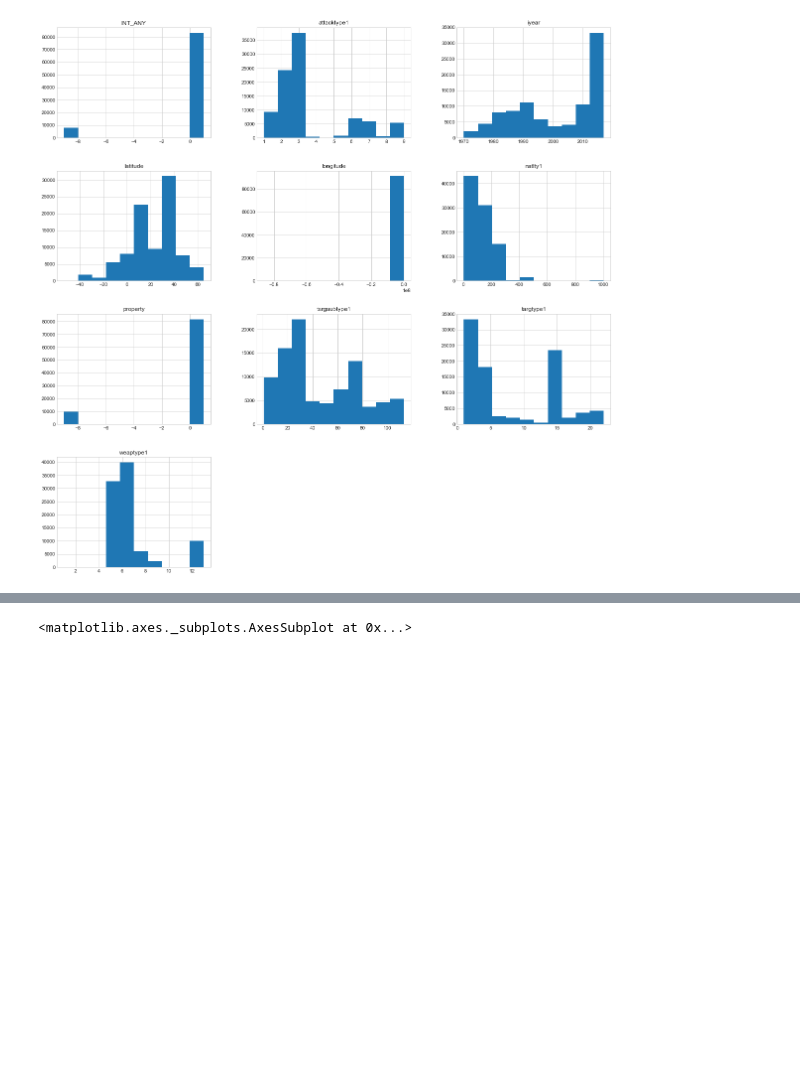
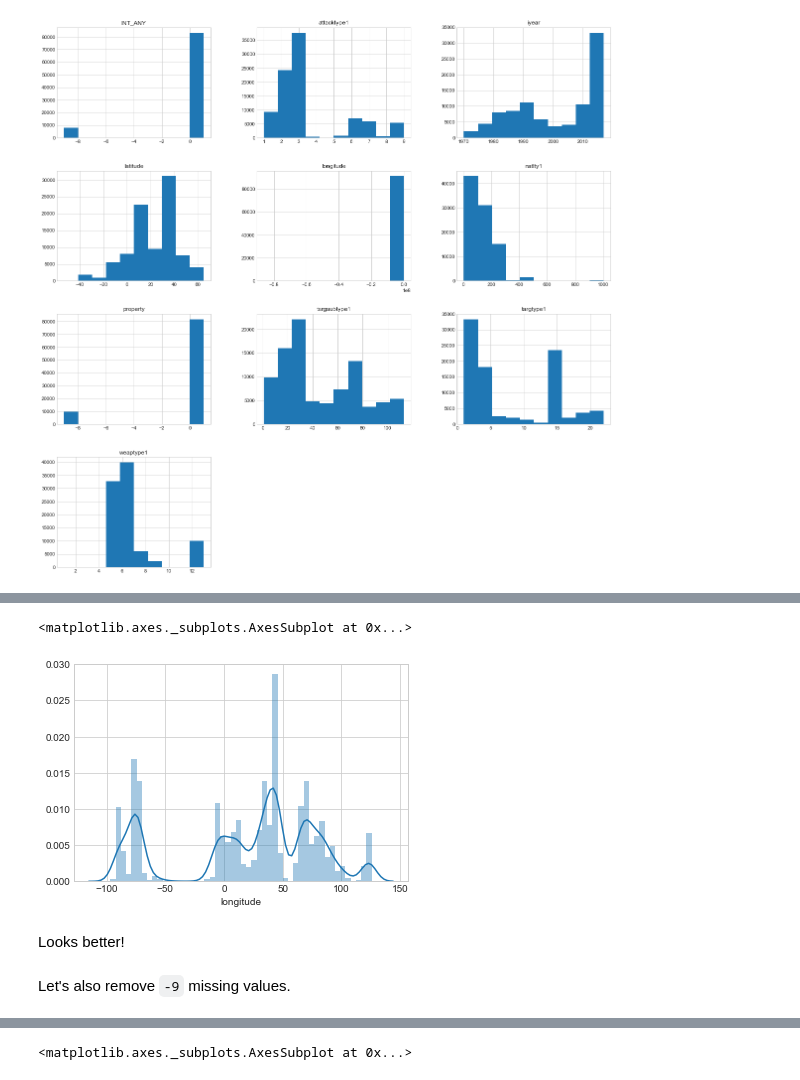
Before and after one commit to nikolaskaris/gtd_classifier, a Jupyter notebook: Predicting Terror Group.ipynb, the cells around one changed output, grey strips where cells are left out. Drawn from its saved outputs; the diff is of its cells as text; code cells hidden in the pictures; blank space fills up the shorter version.

````diff
--- a/Predicting Terror Group.ipynb
+++ b/Predicting Terror Group.ipynb
@@ -127,3 +186,12 @@ array([[<matplotlib.axes._subplots.AxesSubplot object at 0x...>,
+# %%
+sns.distplot(known['longitude'])
+# %% [output]
+<matplotlib.axes._subplots.AxesSubplot at 0x...>
+[figure, added]
+# %% [markdown]
+Looks better!
+# %% [markdown]
+Let's also remove ```-9``` missing values.
 # %%
 known = known[known['property'] != -9]
 # %%
````
Also changed, not shown: parts of 105 cells of this notebook, 1 other file.
